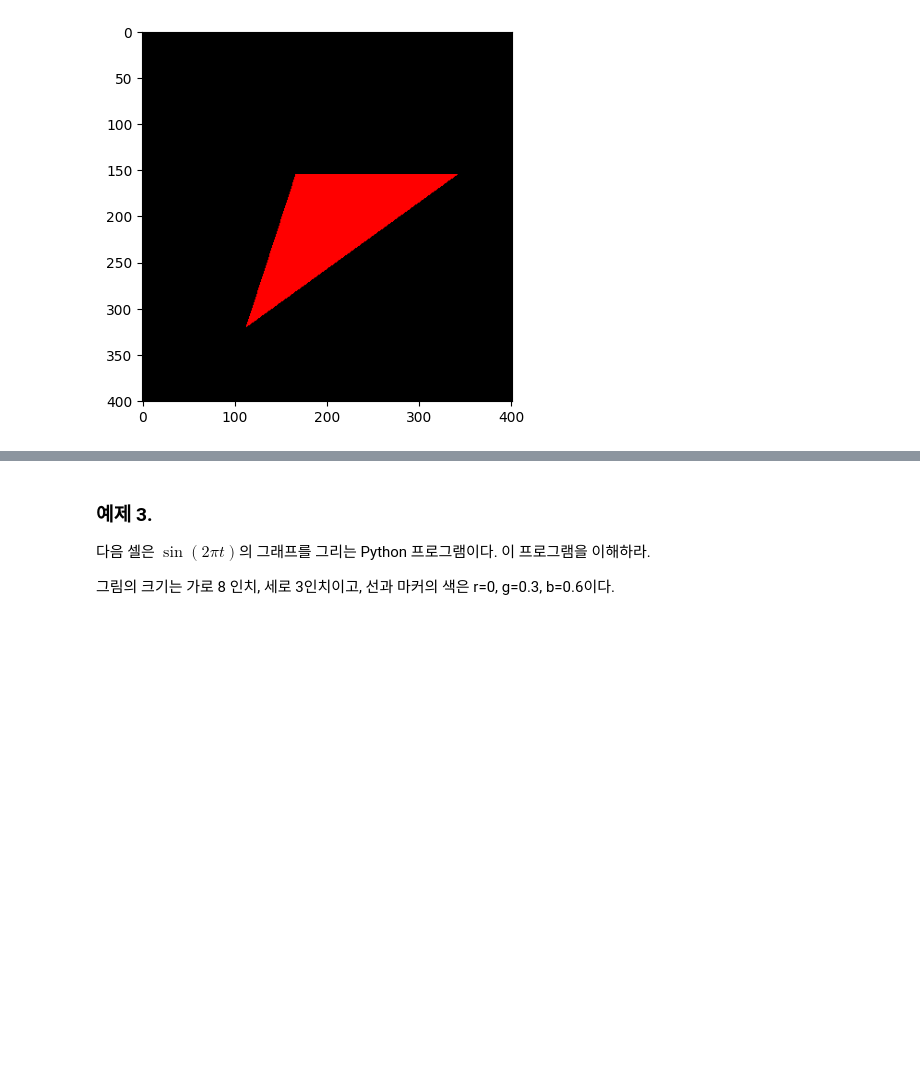
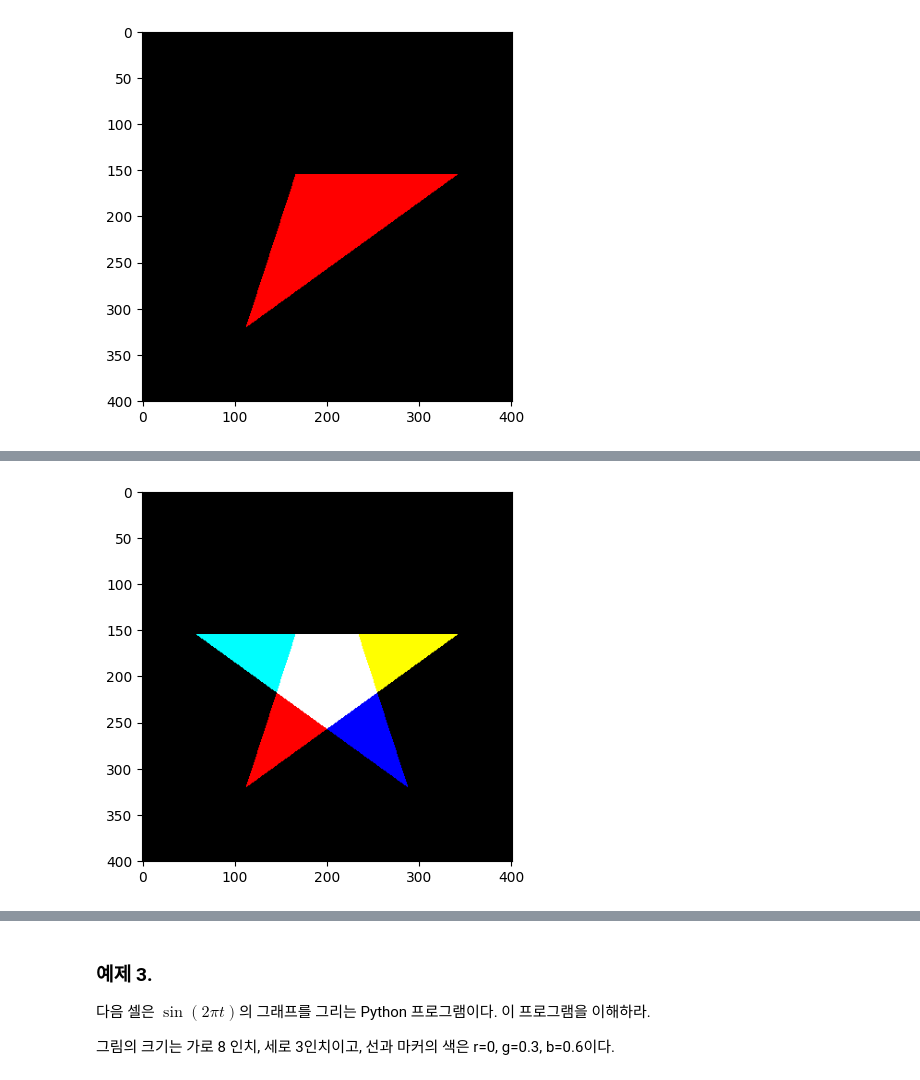
Before and after one commit to minjunkim0205/PythonScientificProgrammingBasics-SeophyungPark, a Jupyter notebook: Src/Final/Week13-1/PSP-2023-2-lab-10-20235128-김민준.ipynb, the cells around one changed output, grey strips where cells are left out. Saved outputs shown, nothing was run; the diff lists cells and outputs as text; code cells hidden in the pictures; blank space fills up the shorter version.

```diff
--- a/Src/Final/Week13-1/PSP-2023-2-lab-10-20235128-김민준.ipynb
+++ b/Src/Final/Week13-1/PSP-2023-2-lab-10-20235128-김민준.ipynb
@@ -185,6 +286,11 @@ plt.show()
 결과는 다음과 같아야 한다.
 
 <img src='polygon_ABCDEA.png'  width='50%'/>
+# %%
+plt.imshow(img1+img2+img3)
+plt.show()
+# %% [output]
+[figure, added]
 # %% [markdown]
 ### 문제 5.
 
```
Also changed, not shown: parts of 5 cells of this notebook, 1 other file.
